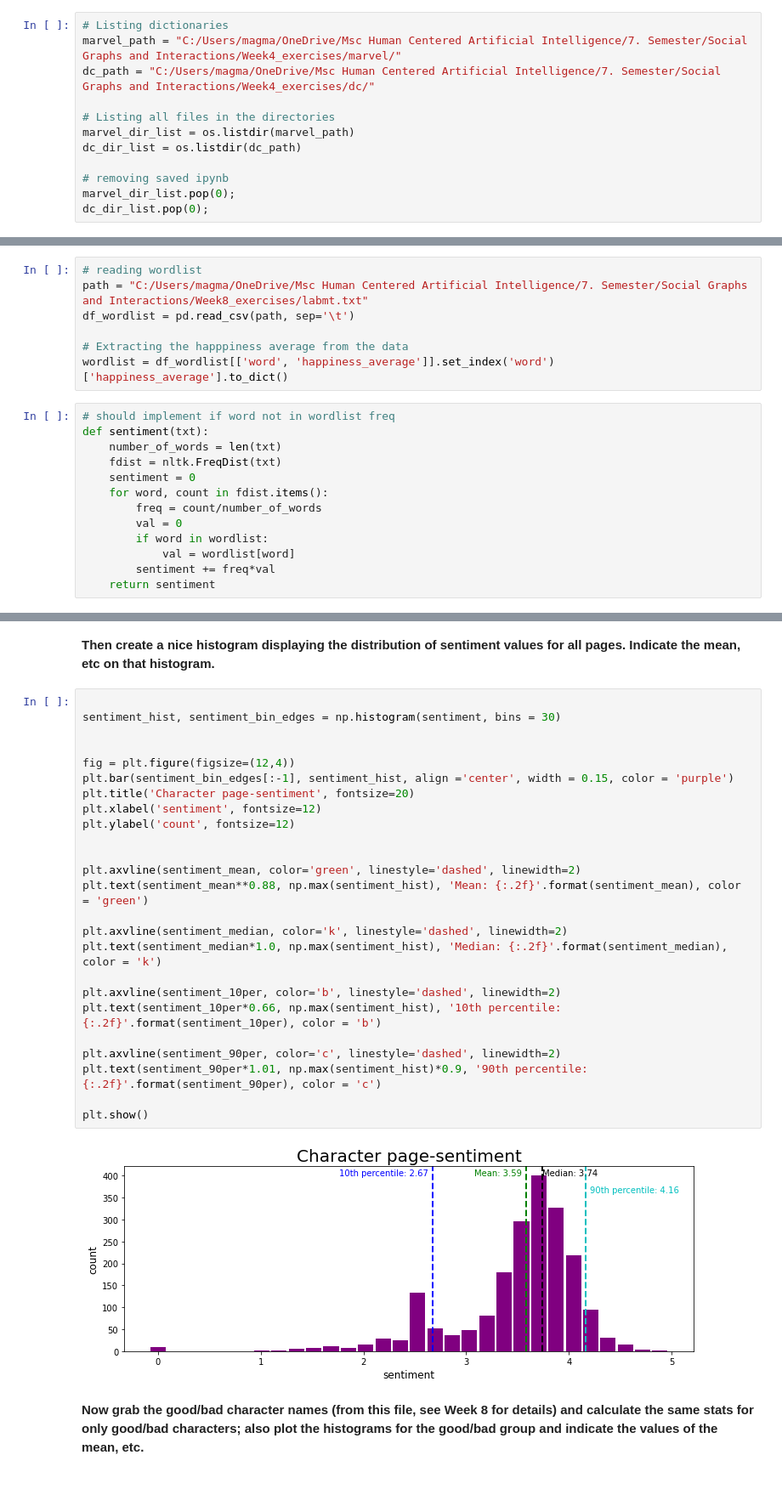
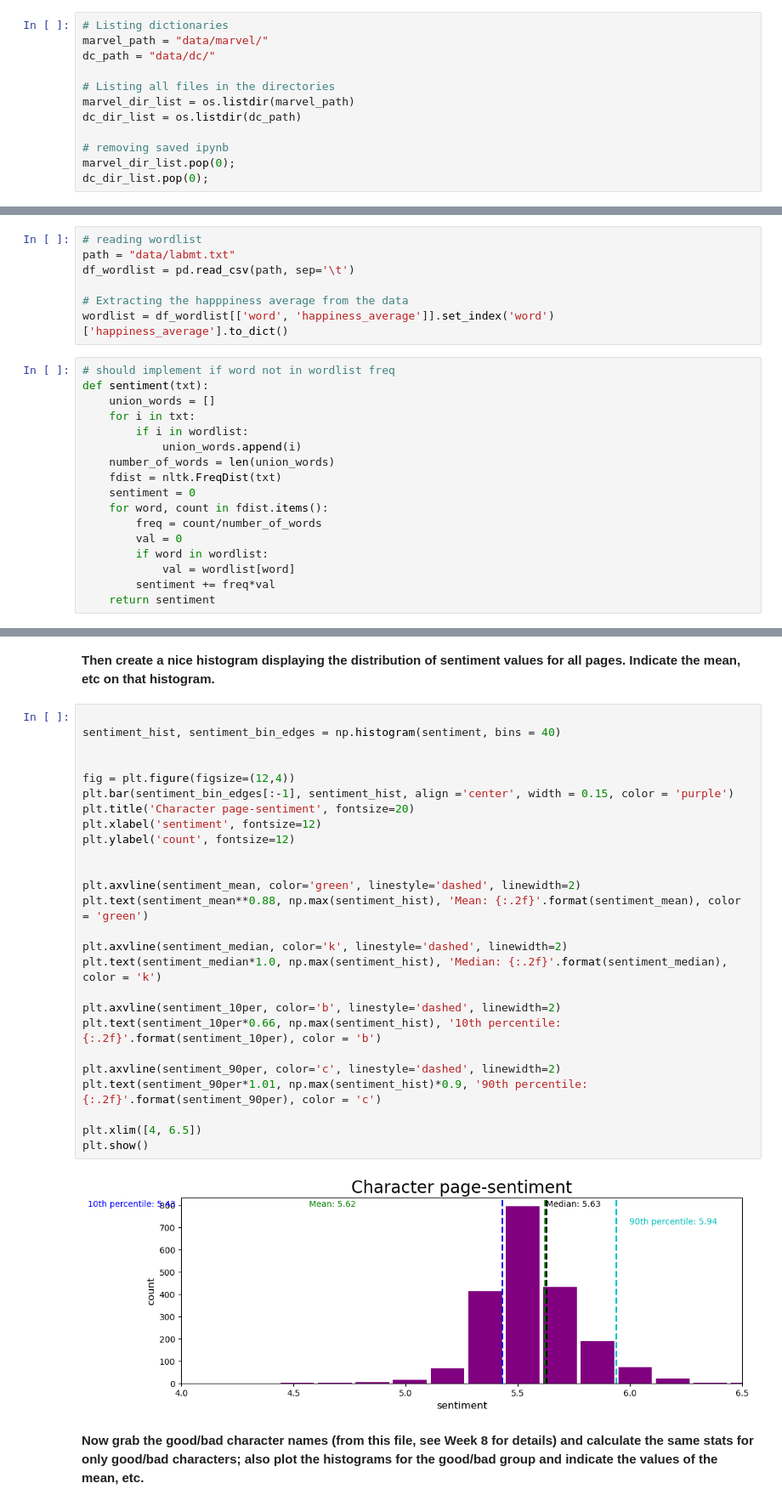
Before and after one commit to WizenPainter/02805_Assignment2, a Jupyter notebook: Assignment2.ipynb, the cells around one changed output, grey strips where cells are left out. Shown at 85% size. Saved outputs shown, nothing was run; the diff lists cells and outputs as text.

Commit message:
Added description to graph and improved sentiment function

```diff
--- a/Assignment2.ipynb
+++ b/Assignment2.ipynb
@@ -63,8 +63,8 @@ inv_marvel_dict = {value: key for key in marvel_dict for value in marvel_dict[ke
 inv_dc_dict = {value: key for key in dc_dict for value in dc_dict[key]}
 # %%
 # Listing dictionaries
-marvel_path = "C:/Users/magma/OneDrive/Msc Human Centered Artificial Intelligence/7. Semester/Social Graphs and Interactions/Week4_exercises/marvel/"
-dc_path = "C:/Users/magma/OneDrive/Msc Human Centered Artificial Intelligence/7. Semester/Social Graphs and Interactions/Week4_exercises/dc/"
+marvel_path = "data/marvel/"
+dc_path = "data/dc/"
 
 # Listing all files in the directories
 marvel_dir_list = os.listdir(marvel_path)
@@ -550,7 +552,7 @@ Earlier we mentioned that community 5 (X-Men) seemed to be the community that sp
 **First calculate the sentiment for all character pages.**
 # %%
 # reading wordlist
-path = "C:/Users/magma/OneDrive/Msc Human Centered Artificial Intelligence/7. Semester/Social Graphs and Interactions/Week8_exercises/labmt.txt"
+path = "data/labmt.txt"
 df_wordlist = pd.read_csv(path, sep='\t')
 
 # Extracting the happpiness average from the data
@@ -558,7 +560,11 @@ wordlist = df_wordlist[['word', 'happiness_average']].set_index('word')['happine
 # %%
 # should implement if word not in wordlist freq
 def sentiment(txt):
-    number_of_words = len(txt)
+    union_words = []
+    for i in txt:
+        if i in wordlist:
+            union_words.append(i)
+    number_of_words = len(union_words)
     fdist = nltk.FreqDist(txt)
     sentiment = 0
     for word, count in fdist.items():
@@ -642,31 +648,32 @@ Median of sentiment:          3.7432048120501467
 **Then create a nice histogram displaying the distribution of sentiment values for all pages. Indicate the mean, etc on that histogram.**
 # %%
 
-sentiment_hist, sentiment_bin_edges = np.histogram(sentiment, bins = 30)
+sentiment_hist, sentiment_bin_edges = np.histogram(sentiment, bins = 40)
 
 
 fig = plt.figure(figsize=(12,4))
 plt.bar(sentiment_bin_edges[:-1], sentiment_hist, align ='center', width = 0.15, color = 'purple')
 plt.title('Character page-sentiment', fontsize=20)
 plt.xlabel('sentiment', fontsize=12)
 plt.ylabel('count', fontsize=12)
 
 
 plt.axvline(sentiment_mean, color='green', linestyle='dashed', linewidth=2)
 plt.text(sentiment_mean**0.88, np.max(sentiment_hist), 'Mean: {:.2f}'.format(sentiment_mean), color = 'green')
 
 plt.axvline(sentiment_median, color='k', linestyle='dashed', linewidth=2)
 plt.text(sentiment_median*1.0, np.max(sentiment_hist), 'Median: {:.2f}'.format(sentiment_median), color = 'k')
 
 plt.axvline(sentiment_10per, color='b', linestyle='dashed', linewidth=2)
 plt.text(sentiment_10per*0.66, np.max(sentiment_hist), '10th percentile: {:.2f}'.format(sentiment_10per), color = 'b')
 
 plt.axvline(sentiment_90per, color='c', linestyle='dashed', linewidth=2)
 plt.text(sentiment_90per*1.01, np.max(sentiment_hist)*0.9, '90th percentile: {:.2f}'.format(sentiment_90per), color = 'c')
 
+plt.xlim([4, 6.5])
 plt.show()
 # %% [output]
-[figure, old version]
+[figure, new version]
 # %% [markdown]
 **Now grab the good/bad character names (from this file, see Week 8 for details) and calculate the same stats for only good/bad characters; also plot the histograms for the good/bad group and indicate the values of the mean, etc.**
 # %%
```
Also changed, not shown: parts of 18 cells of this notebook.
